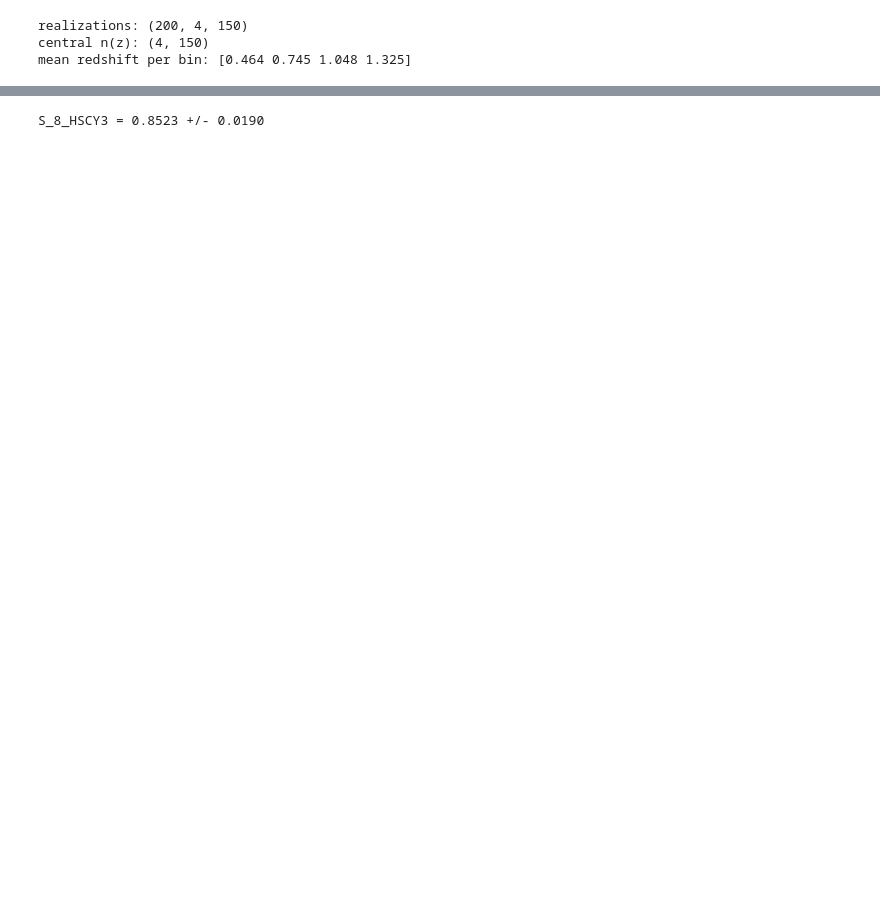
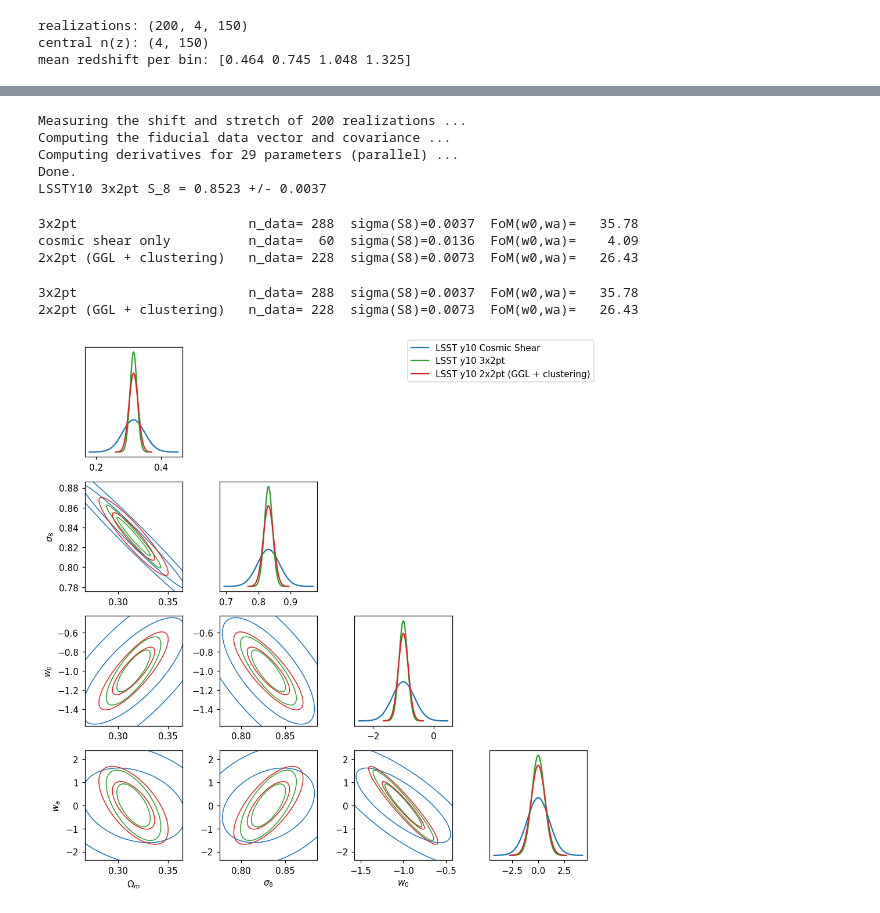
Before and after one commit to LSSTDESC/fisherA2Z, a Jupyter notebook: examples/Tutorial_05_FisherFlex_Comparison.ipynb, the cells around one changed output, grey strips where cells are left out. Cells and saved outputs as stored; diff of their text form; code cells hidden in the pictures; blank space fills up the shorter version.

```diff
--- a/examples/Tutorial_05_FisherFlex_Comparison.ipynb
+++ b/examples/Tutorial_05_FisherFlex_Comparison.ipynb
@@ -78,16 +82,23 @@ Done.
 # %%
-flex_y3_cs = FisherFlex(
+flex_y10_cs = FisherFlex(
     # -- the n(z) and its uncertainty ---------------------------------
     nz_source=nz_source,
     nz_realizations=nz_realizations,
     z_grid=z_grid,
     # -- the survey ---------------------------------------------------
     neff_source=[4, 5, 4, 2],   # arcmin^-2, per tomographic bin
-    fsky=0.0364*3,                        # ~150 deg^2, HSC Y1
+    fsky=0.5,                        # ~150 deg^2, LSST Y1
     sigma_e=0.26,                       # per-component ellipticity dispersion
     # -- the analysis -------------------------------------------------
     mode="cosmic_shear",                       # or '2x2pt' / 'cosmic_shear'
     nz_model="shift_stretch",           # the default; see below for the alternative
 )
+
+flex_y10_cs.compute(parallel=True)
+
+res_y10_cs = flex_y10_cs.forecast(ell_max_cs=1800, ell_min_cs=300)
+
+s8, s8_err = res_y10_cs.s8()
+print(f"LSSTY10 cosmic shear S_8 = {s8:.4f} +/- {s8_err:.4f}")
 # %% [output]
 Measuring the shift and stretch of 200 realizations ...
@@ -107,5 +109,61 @@ S_8_HSCY1 = 0.8523 +/- 0.0257
-# %%
-s8, s8_err = res_y3_cs.s8()
-print(f"S_8_HSCY3 = {s8:.4f} +/- {s8_err:.4f}")
-# %% [output]
-S_8_HSCY3 = 0.8523 +/- 0.0190
+# %%
+flex_y10_3x2pt = FisherFlex(
+    # -- the n(z) and its uncertainty ---------------------------------
+    nz_source=nz_source,
+    nz_realizations=nz_realizations,
+    z_grid=z_grid,
+    # -- the survey ---------------------------------------------------
+    neff_source=[4, 5, 4, 2],   # arcmin^-2, per tomographic bin
+    fsky=0.5,                        # ~150 deg^2, LSST Y1
+    sigma_e=0.26,                       # per-component ellipticity dispersion
+    # -- the analysis -------------------------------------------------
+    mode="3x2pt",                       # or '2x2pt' / 'cosmic_shear'
+    nz_model="shift_stretch",           # the default; see below for the alternative
+)
+
+flex_y10_3x2pt.compute(parallel=True)
+
+res_y10_3x2pt = flex_y10_3x2pt.forecast(ell_max_cs=1800, ell_min_cs=300)
+
+s8, s8_err = res_y10_3x2pt.s8()
+print(f"LSSTY10 3x2pt S_8 = {s8:.4f} +/- {s8_err:.4f}")
+# %% [output]
+Measuring the shift and stretch of 200 realizations ...
+Computing the fiducial data vector and covariance ...
+Computing derivatives for 29 parameters (parallel) ...
+Done.
+LSSTY10 3x2pt S_8 = 0.8523 +/- 0.0037
+# %%
+# Individual probes, for comparison. `probes=` masks whole blocks out.
+for label, kw in [("3x2pt", {"ell_max_cs": 1800, "ell_min_cs":300}),
+                  ("cosmic shear only", {"probes": ["cs"],"ell_max_cs": 1800, "ell_min_cs":300}),
+                  ("2x2pt (GGL + clustering)", {"probes": ["ggl", "gc"],"ell_max_cs": 1800, "ell_min_cs":300})]:
+    r = flex_y10_3x2pt.forecast(**kw)
+    print(f"{label:<26} n_data={r.n_data_used:>4}  "
+          f"sigma(S8)={r.s8()[1]:.4f}  FoM(w0,wa)={r.fom('w_0', 'w_a'):8.2f}")
+# %% [output]
+3x2pt                      n_data= 288  sigma(S8)=0.0037  FoM(w0,wa)=   35.78
+cosmic shear only          n_data=  60  sigma(S8)=0.0136  FoM(w0,wa)=    4.09
+2x2pt (GGL + clustering)   n_data= 228  sigma(S8)=0.0073  FoM(w0,wa)=   26.43
+# %%
+params = ["omega_m", "sigma_8", "w_0", "w_a"]
+fig = res_y10_cs.corner(params, color="C0", label="LSST y10 Cosmic Shear")
+# fig = res_y1_cs.corner(params, color="C1", label="LSST Y1 Cosmic Shear", fig = fig)
+i=2
+# Individual probes, for comparison. `probes=` masks whole blocks out.
+for label, kw in [("3x2pt", {"ell_max_cs": 1800, "ell_min_cs":300}),
+                  # ("cosmic shear only", {"probes": ["cs"],"ell_max_cs": 1800, "ell_min_cs":300}),
+                  ("2x2pt (GGL + clustering)", {"probes": ["ggl", "gc"],"ell_max_cs": 1800, "ell_min_cs":300})]:
+    r = flex_y10_3x2pt.forecast(**kw)
+    print(f"{label:<26} n_data={r.n_data_used:>4}  "
+          f"sigma(S8)={r.s8()[1]:.4f}  FoM(w0,wa)={r.fom('w_0', 'w_a'):8.2f}")
+
+    fig = r.corner(params, color=f"C{i}", label=f"LSST y10 {label}", fig = fig)
+    i+=1
+
+fig.legend(loc="upper right", fontsize=10)
+plt.show()
+# %% [output]
+3x2pt                      n_data= 288  sigma(S8)=0.0037  FoM(w0,wa)=   35.78
+2x2pt (GGL + clustering)   n_data= 228  sigma(S8)=0.0073  FoM(w0,wa)=   26.43
+[figure, added]
```
Also changed, not shown: parts of 5 cells of this notebook.
